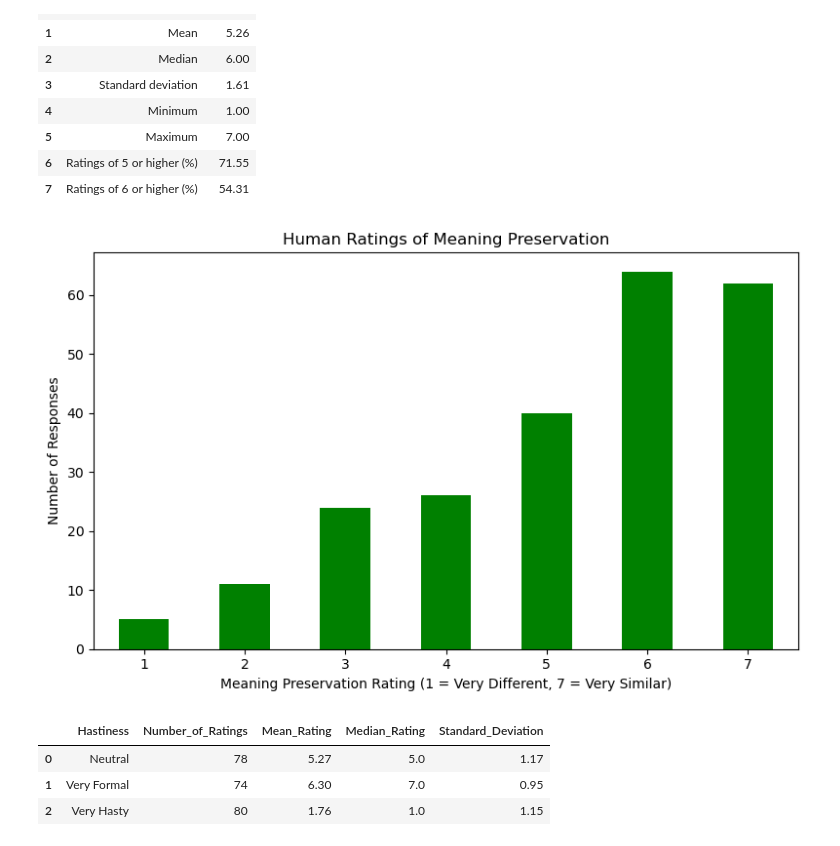
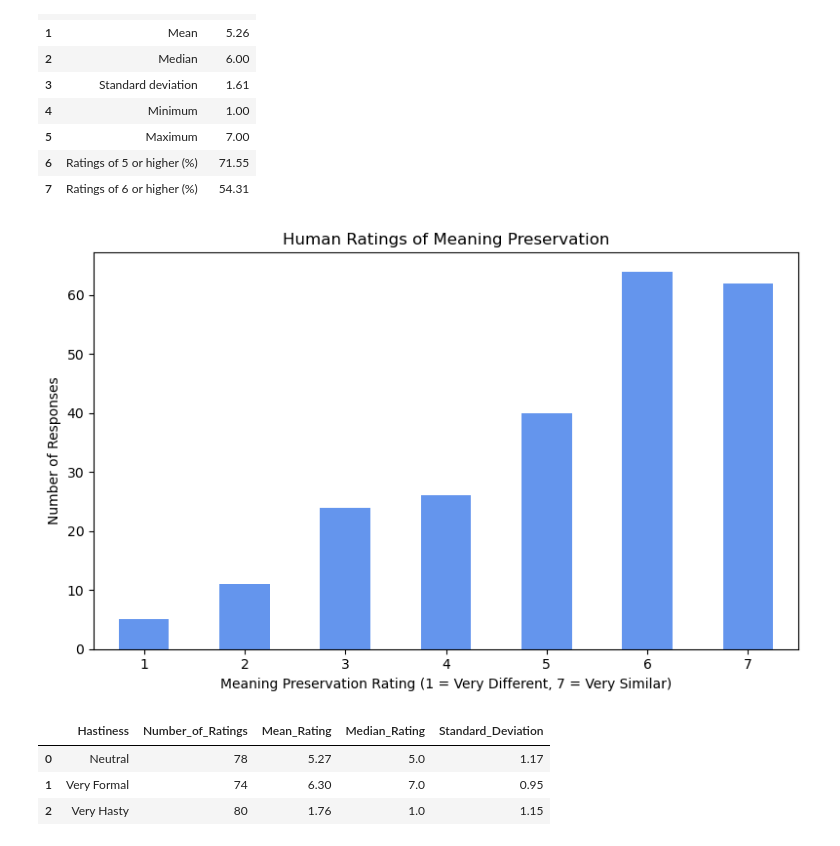
Before and after one commit to arwaguudle/AI-Data-Governance-Project, a Jupyter notebook: Automating-Data-Governance-main/variations_results/survey_result.ipynb, the cells around one changed output. Drawn from its saved outputs; the diff is of its cells as text; code cells hidden in the pictures.

```diff
--- a/Automating-Data-Governance-main/variations_results/survey_result.ipynb
+++ b/Automating-Data-Governance-main/variations_results/survey_result.ipynb
@@ -158,20 +158,20 @@ display(meaning_summary)
 # %%
 #plotting the meaning preservation
 
 meaning_counts = (modified_requests["Meaning Preservation"].value_counts().sort_index())
 
 plt.figure(figsize=(8, 5))
-meaning_counts.plot(kind="bar",color = "green")
+meaning_counts.plot(kind="bar",color = "cornflowerblue")
 
 plt.xlabel("Meaning Preservation Rating (1 = Very Different, 7 = Very Similar)")
 plt.ylabel("Number of Responses")
 plt.title("Human Ratings of Meaning Preservation")
 plt.xticks(rotation=0)
 plt.tight_layout()
 
 plt.show()
 # %% [output]
-[figure, old version]
+[figure, new version]
 # %%
 
 #creating the intended scores for each seniority prompt
```
Also changed, not shown: parts of 2 cells of this notebook, 1 other file.
